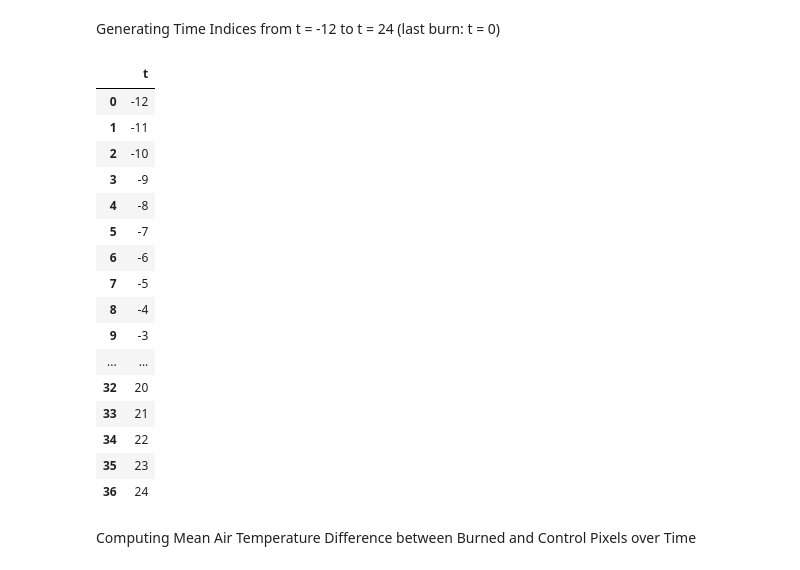
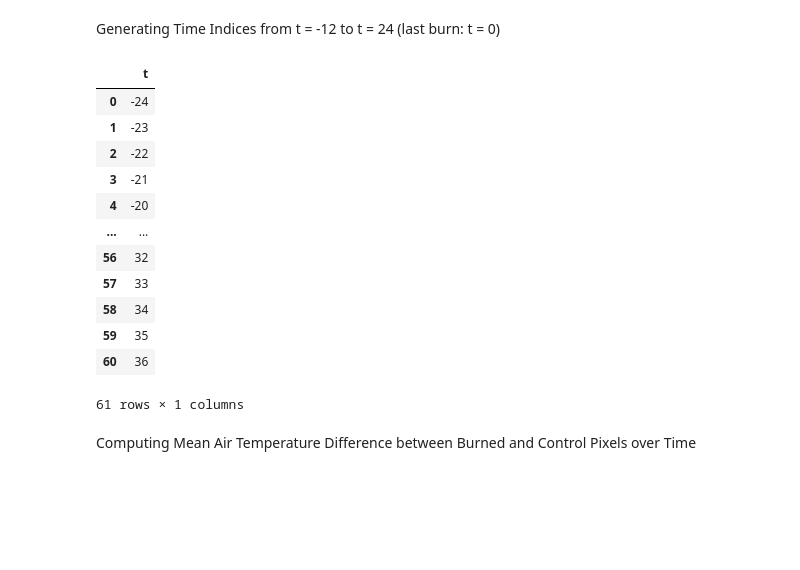
Before and after one commit to annavonblohn/Remote_Sensing_Applications, a Jupyter notebook: analysis_wildfire_atmospheric_variables.ipynb, the cells around one changed output. Cells and saved outputs as stored; diff of their text form; code cells hidden in the pictures; blank space fills up the shorter version.

```diff
--- a/analysis_wildfire_atmospheric_variables.ipynb
+++ b/analysis_wildfire_atmospheric_variables.ipynb
@@ -495,32 +515,28 @@ df_burned_control_lastburn_kndvi_highest_severity_airtemp_precip
 # %% [markdown]
 Generating Time Indices from t = -12 to t = 24 (last burn: t = 0)
 # %%
-# Generate 't' values from -12 to 24
-t_values = list(range(-12, 25))
+# Generate 't' values from -24 to 36
+t_values = list(range(-24, 37))
 
 # Create a DataFrame with the 't' values
 df_time_indices = pd.DataFrame({'t': t_values})
 
 # Display the DataFrame
 df_time_indices
 # %% [output]
 |  | t |
-| 0 | -12 |
-| 1 | -11 |
-| 2 | -10 |
-| 3 | -9 |
-| 4 | -8 |
-| 5 | -7 |
-| 6 | -6 |
-| 7 | -5 |
-| 8 | -4 |
-| 9 | -3 |
+| 0 | -24 |
+| 1 | -23 |
+| 2 | -22 |
+| 3 | -21 |
+| 4 | -20 |
 | ... | ... |
-| 32 | 20 |
-| 33 | 21 |
-| 34 | 22 |
-| 35 | 23 |
-| 36 | 24 |
+| 56 | 32 |
+| 57 | 33 |
+| 58 | 34 |
+| 59 | 35 |
+| 60 | 36 |
+61 rows × 1 columns
 # %% [markdown]
 Computing Mean Air Temperature Difference between Burned and Control Pixels over Time
 # %%
```
Also changed, not shown: parts of 16 cells of this notebook.
